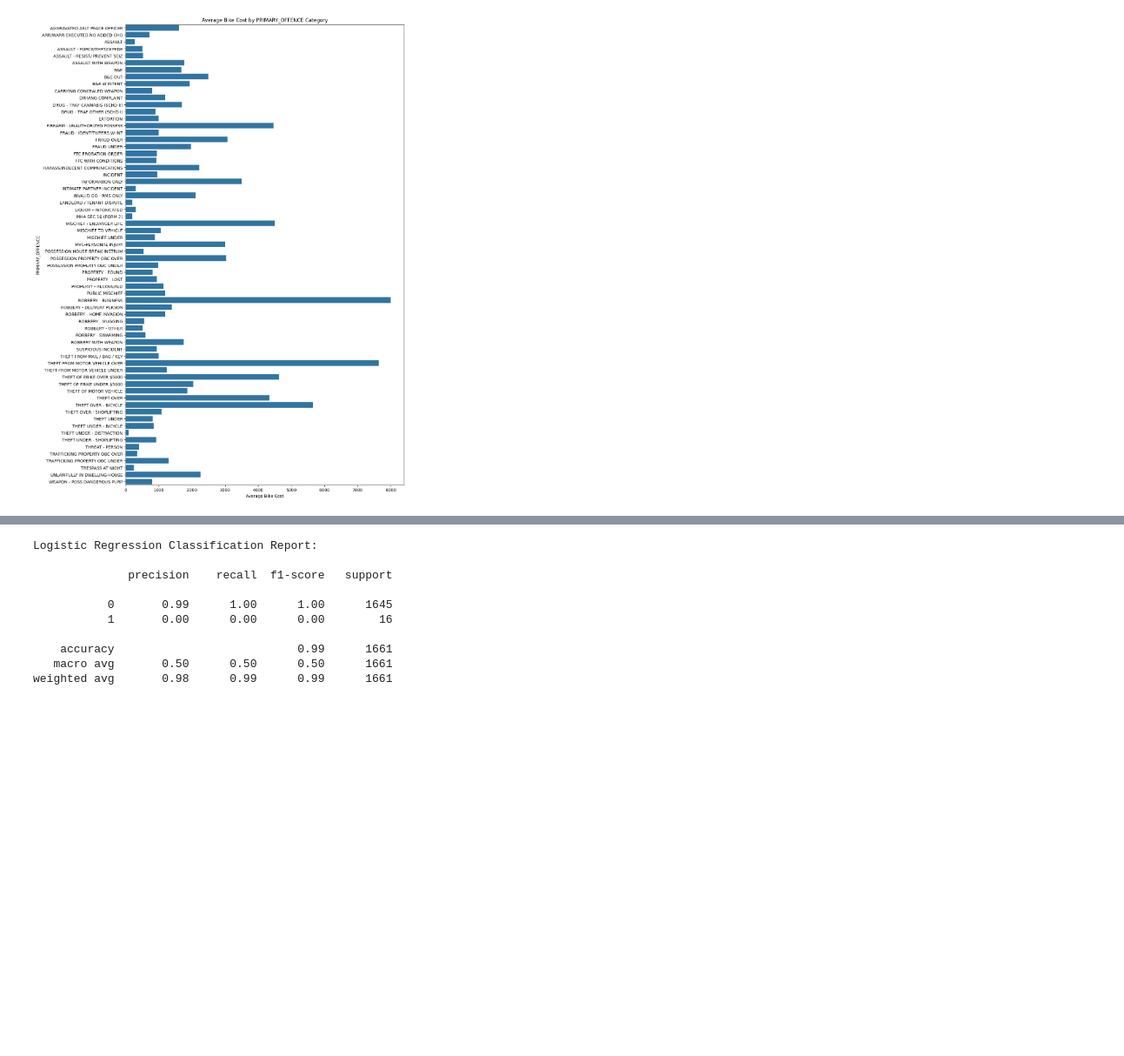
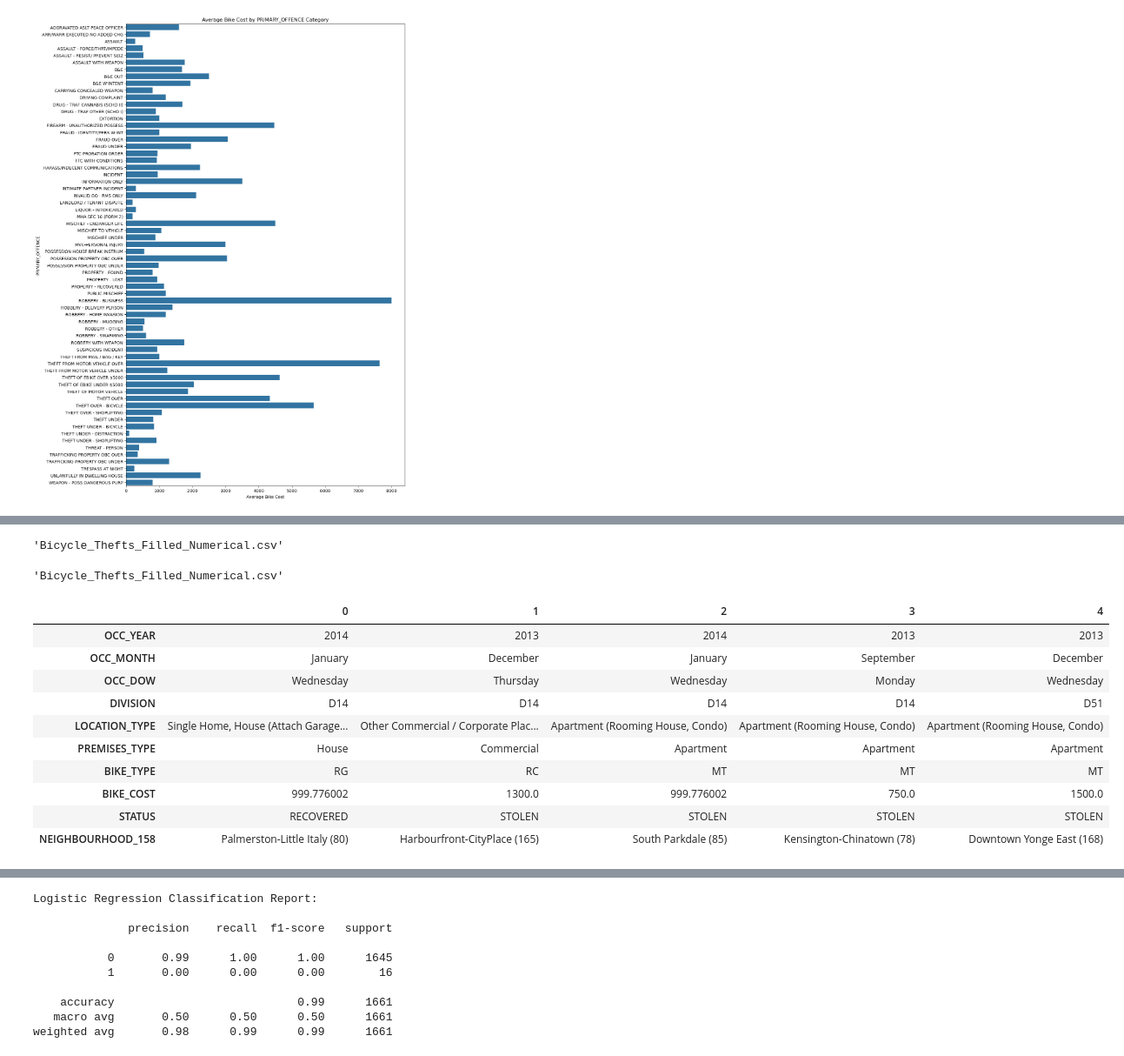
Before and after one commit to BengeeL/DataWareHousing_FinalProject, a Jupyter notebook: python_server/trafficpolice.ipynb, the cells around one changed output, grey strips where cells are left out. Shown at 87% size. Saved outputs shown, nothing was run; the diff lists cells and outputs as text; code cells hidden in the pictures; blank space fills up the shorter version.

```diff
--- a/python_server/trafficpolice.ipynb
+++ b/python_server/trafficpolice.ipynb
@@ -175,0 +218,47 @@ Data columns (total 35 columns):
+# %%
+# Fill numerical columns with their respective mean values
+numerical_columns = bike_dataf.select_dtypes(include=['int64', 'float64']).columns
+bike_dataf[numerical_columns] = filtered_bike_data[numerical_columns].fillna(
+    bike_dataf[numerical_columns].mean()
+)
+
+# Save the updated dataset
+filled_numerical_file_path = 'Bicycle_Thefts_Filled_Numerical.csv'
+filtered_bike_data.to_csv(filled_numerical_file_path, index=False)
+
+filled_numerical_file_path
+# %% [output]
+'Bicycle_Thefts_Filled_Numerical.csv'
+# %%
+
+# Remove rows where Status is 'UNKNOWN'
+bike_dataf = bike_dataf[bike_dataf['STATUS'].fillna('').str.upper() != 'UNKNOWN']
+
+# Fill the "BIKE_COST" column with its mean
+# Fill numerical columns with their respective mean values
+numerical_columns = bike_dataf.select_dtypes(include=['int64', 'float64']).columns
+bike_dataf[numerical_columns] = filtered_bike_data[numerical_columns].fillna(
+    bike_dataf[numerical_columns].mean()
+)
+
+# Save the updated dataset
+filled_numerical_file_path = 'Bicycle_Thefts_Filled_Numerical.csv'
+filtered_bike_data.to_csv(filled_numerical_file_path, index=False)
+
+filled_numerical_file_path
+# %% [output]
+'Bicycle_Thefts_Filled_Numerical.csv'
+# %%
+bike_dataf.head().T
+# %% [output]
+|  | 0 | 1 | 2 | 3 | 4 |
+| OCC_YEAR | 2014 | 2013 | 2014 | 2013 | 2013 |
+| OCC_MONTH | January | December | January | September | December |
+| OCC_DOW | Wednesday | Thursday | Wednesday | Monday | Wednesday |
+| DIVISION | D14 | D14 | D14 | D14 | D51 |
+| LOCATION_TYPE | Single Home, House (Attach Garage... | Other Commercial / Corporate Plac... | Apartment (Rooming House, Condo) | Apartment (Rooming House, Condo) | Apartment (Rooming House, Condo) |
+| PREMISES_TYPE | House | Commercial | Apartment | Apartment | Apartment |
+| BIKE_TYPE | RG | RC | MT | MT | MT |
+| BIKE_COST | 999.776002 | 1300.0 | 999.776002 | 750.0 | 1500.0 |
+| STATUS | RECOVERED | STOLEN | STOLEN | STOLEN | STOLEN |
+| NEIGHBOURHOOD_158 | Palmerston-Little Italy (80) | Harbourfront-CityPlace (165) | South Parkdale (85) | Kensington-Chinatown (78) | Downtown Yonge East (168) |
```
Also changed, not shown: parts of 8 cells of this notebook, 2 other files.
